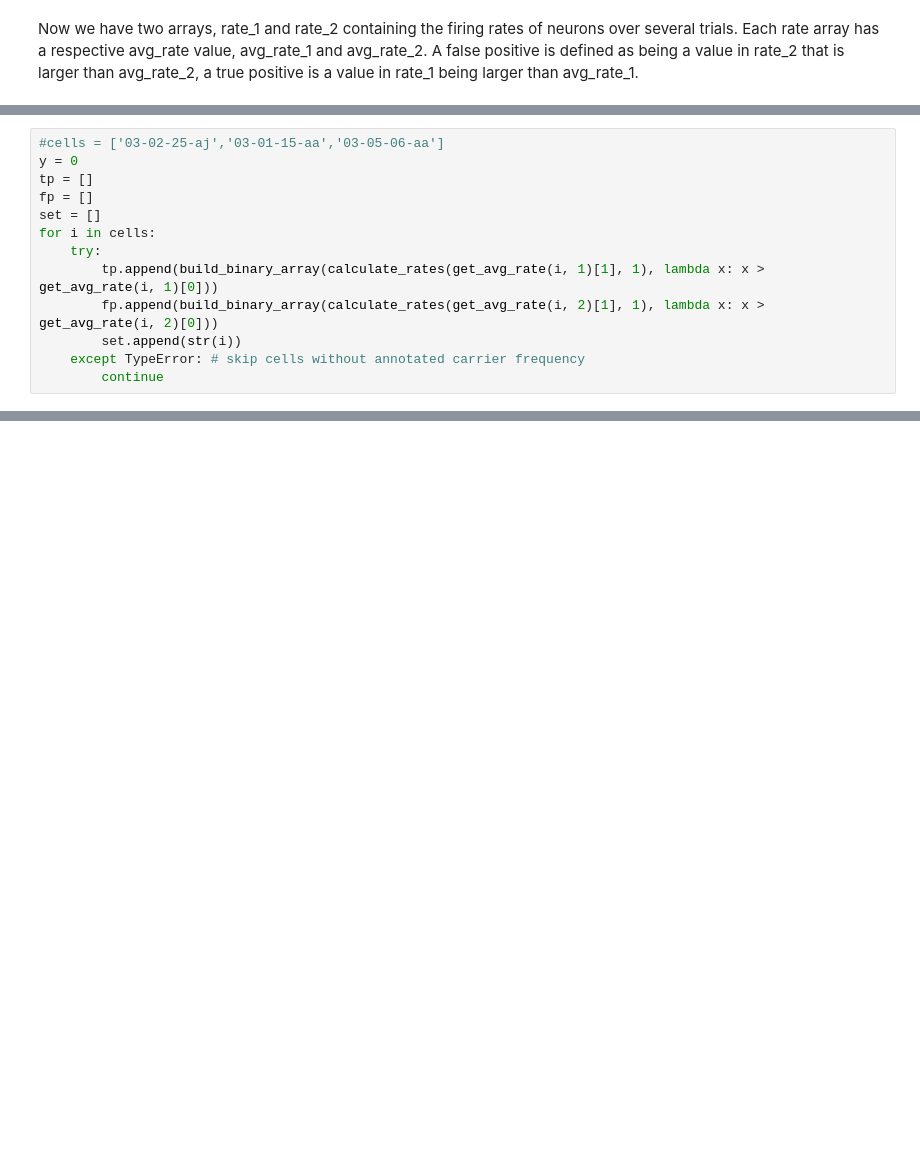
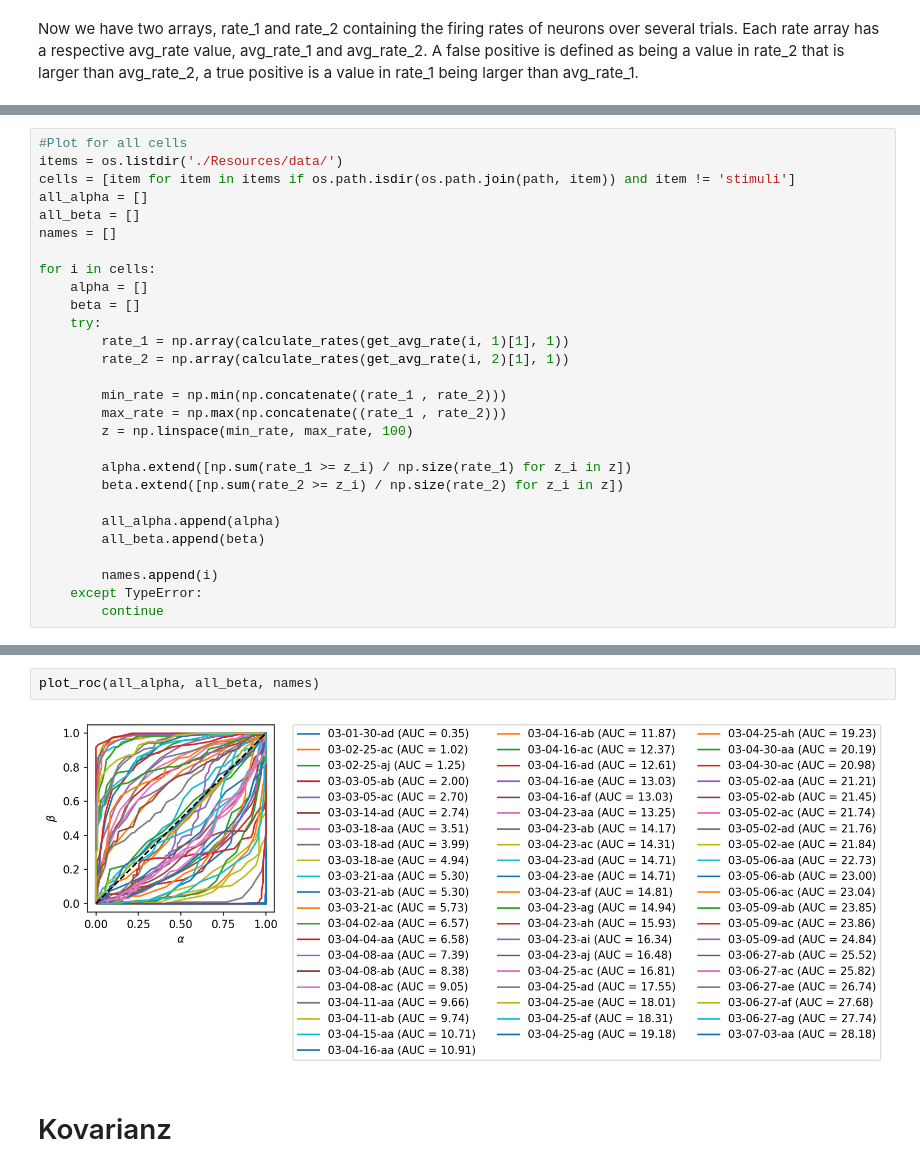
Before and after one commit to LeonKolb/Comp2, a Jupyter notebook: Project.ipynb, the cells around one changed output, grey strips where cells are left out. Cells and saved outputs as stored; diff of their text form; blank space fills up the shorter version.

```diff
--- a/Project.ipynb
+++ b/Project.ipynb
@@ -488,13 +390,0 @@ cells = [item for item in items if os.path.isdir(os.path.join(path, item)) and i
-# %%
-#cells = ['03-02-25-aj','03-01-15-aa','03-05-06-aa']
-y = 0
-tp = []
-fp = []
-set = []
-for i in cells:
-    try:
-        tp.append(build_binary_array(calculate_rates(get_avg_rate(i, 1)[1], 1), lambda x: x > get_avg_rate(i, 1)[0]))
-        fp.append(build_binary_array(calculate_rates(get_avg_rate(i, 2)[1], 1), lambda x: x > get_avg_rate(i, 2)[0]))
-        set.append(str(i))
-    except TypeError: # skip cells without annotated carrier frequency
-        continue
@@ -659,0 +446,28 @@ plt.show()
+# %%
+#Plot for all cells
+items = os.listdir('./Resources/data/')
+cells = [item for item in items if os.path.isdir(os.path.join(path, item)) and item != 'stimuli']
+all_alpha = []
+all_beta = []
+names = []
+
+for i in cells:
+    alpha = []
+    beta = []
+    try:
+        rate_1 = np.array(calculate_rates(get_avg_rate(i, 1)[1], 1))
+        rate_2 = np.array(calculate_rates(get_avg_rate(i, 2)[1], 1))
+
+        min_rate = np.min(np.concatenate((rate_1 , rate_2)))
+        max_rate = np.max(np.concatenate((rate_1 , rate_2)))
+        z = np.linspace(min_rate, max_rate, 100)
+
+        alpha.extend([np.sum(rate_1 >= z_i) / np.size(rate_1) for z_i in z])
+        beta.extend([np.sum(rate_2 >= z_i) / np.size(rate_2) for z_i in z])
+
+        all_alpha.append(alpha)
+        all_beta.append(beta)
+
+        names.append(i)
+    except TypeError:
+        continue
@@ -659,0 +487,6 @@ plt.show()
+# %%
+plot_roc(all_alpha, all_beta, names)
+# %% [output]
+[figure, added]
+# %% [markdown]
+# Kovarianz
```
Also changed, not shown: parts of 18 cells of this notebook, 1 other file.
